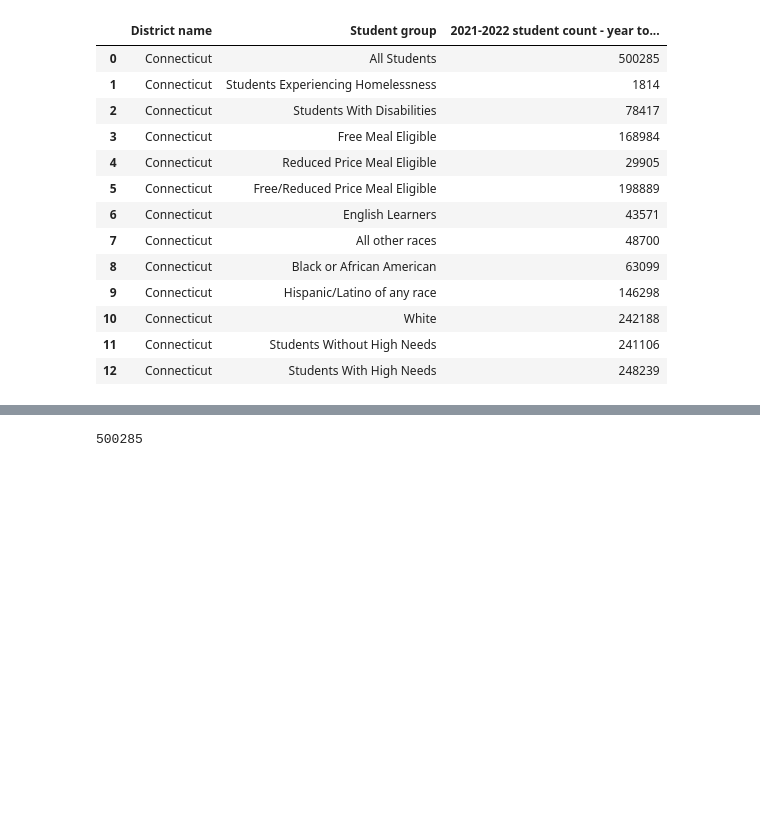
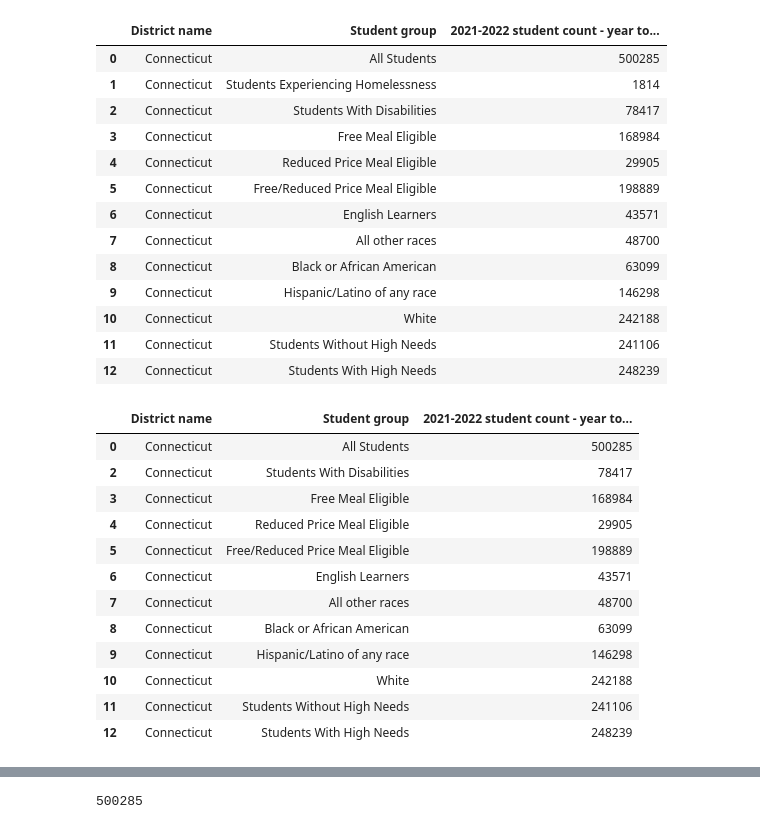
Before and after one commit to jmsavage2008/attendance-project, a Jupyter notebook: Stacked Bar Graphs, Histogram, and Pie Charts.ipynb, the cells around one changed output, grey strips where cells are left out. Cells and saved outputs as stored; diff of their text form; code cells hidden in the pictures; blank space fills up the shorter version.

```diff
--- a/Stacked Bar Graphs, Histogram, and Pie Charts.ipynb
+++ b/Stacked Bar Graphs, Histogram, and Pie Charts.ipynb
@@ -38,4 +38,23 @@ all_reduced_df
 | 10 | Connecticut | White | 242188 |
 | 11 | Connecticut | Students Without High Needs | 241106 |
 | 12 | Connecticut | Students With High Needs | 248239 |
+# %%
+#Drop row 2
+all_reduced_df = all_reduced_df.drop(1)
+
+all_reduced_df
+# %% [output]
+|  | District name | Student group | 2021-2022 student count - year to... |
+| 0 | Connecticut | All Students | 500285 |
+| 2 | Connecticut | Students With Disabilities | 78417 |
+| 3 | Connecticut | Free Meal Eligible | 168984 |
+| 4 | Connecticut | Reduced Price Meal Eligible | 29905 |
+| 5 | Connecticut | Free/Reduced Price Meal Eligible | 198889 |
+| 6 | Connecticut | English Learners | 43571 |
+| 7 | Connecticut | All other races | 48700 |
+| 8 | Connecticut | Black or African American | 63099 |
+| 9 | Connecticut | Hispanic/Latino of any race | 146298 |
+| 10 | Connecticut | White | 242188 |
+| 11 | Connecticut | Students Without High Needs | 241106 |
+| 12 | Connecticut | Students With High Needs | 248239 |
 # %%
```
Also changed, not shown: parts of 5 cells of this notebook, 2 other files.
